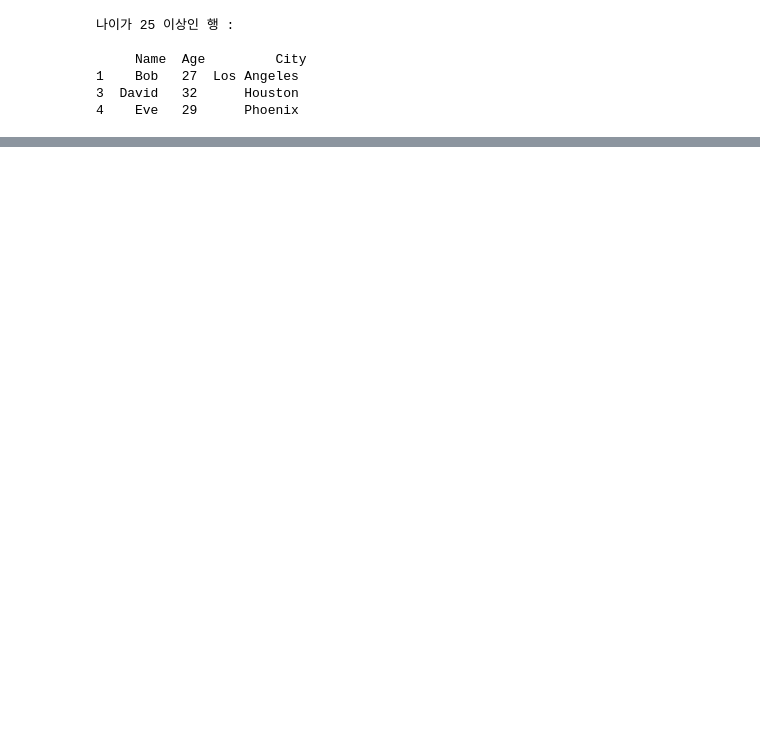
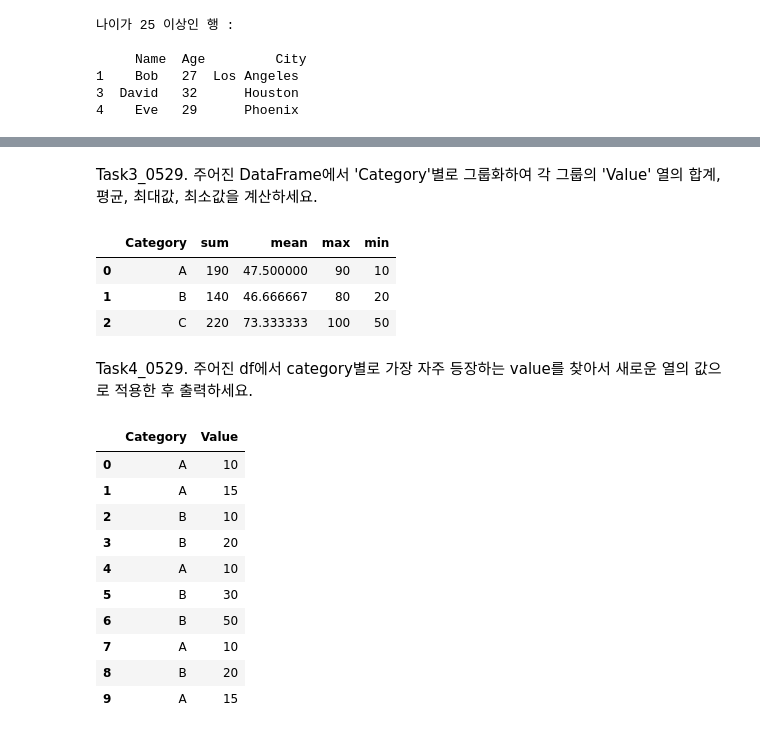
Before and after one commit to LeeBumS/kita-2404, a Jupyter notebook: m03_ 분석 라이브러리/pandas/Task.ipynb, the cells around one changed output, grey strips where cells are left out. Cells and saved outputs as stored; diff of their text form; code cells hidden in the pictures; blank space fills up the shorter version.

```diff
--- a/m03_ 분석 라이브러리/pandas/Task.ipynb
+++ b/m03_ 분석 라이브러리/pandas/Task.ipynb
@@ -404,0 +638,2 @@ print("\n나이가 25 이상인 행 : \n \n", subset)
+# %% [markdown]
+Task3_0529. 주어진 DataFrame에서 'Category'별로 그룹화하여 각 그룹의 'Value' 열의 합계, 평균, 최대값, 최소값을 계산하세요.
@@ -404,0 +648,32 @@ print("\n나이가 25 이상인 행 : \n \n", subset)
+# %%
+df.groupby("Category")["Value"].agg(["sum", "mean", "max", "min"]).reset_index()
+# %% [output]
+|  | Category | sum | mean | max | min |
+| 0 | A | 190 | 47.500000 | 90 | 10 |
+| 1 | B | 140 | 46.666667 | 80 | 20 |
+| 2 | C | 220 | 73.333333 | 100 | 50 |
+# %% [markdown]
+Task4_0529. 주어진 df에서 category별로 가장 자주 등장하는 value를 찾아서 새로운 열의 값으로 적용한 후 출력하세요.
+# %%
+import pandas as pd
+
+# 예제 데이터프레임 생성
+data = {
+    'Category': ['A', 'A', 'B', 'B', 'A', 'B', 'B', 'A', 'B', 'A'],
+    'Value': [10, 15, 10, 20, 10, 30, 50, 10, 20, 15]
+}
+
+df = pd.DataFrame(data)
+df
+# %% [output]
+|  | Category | Value |
+| 0 | A | 10 |
+| 1 | A | 15 |
+| 2 | B | 10 |
+| 3 | B | 20 |
+| 4 | A | 10 |
+| 5 | B | 30 |
+| 6 | B | 50 |
+| 7 | A | 10 |
+| 8 | B | 20 |
+| 9 | A | 15 |
```
Also changed, not shown: parts of 64 cells of this notebook, 1 other file.
